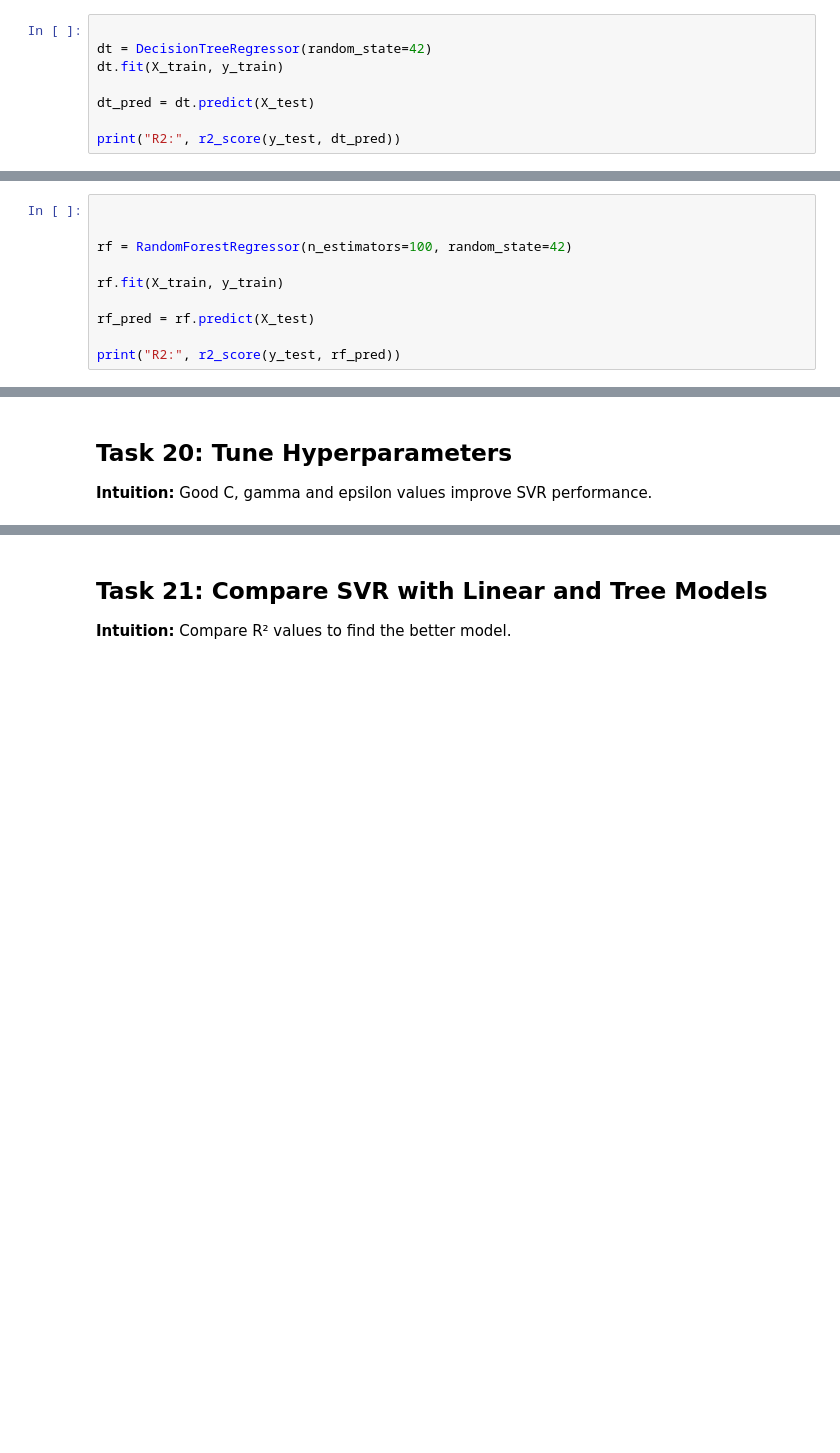
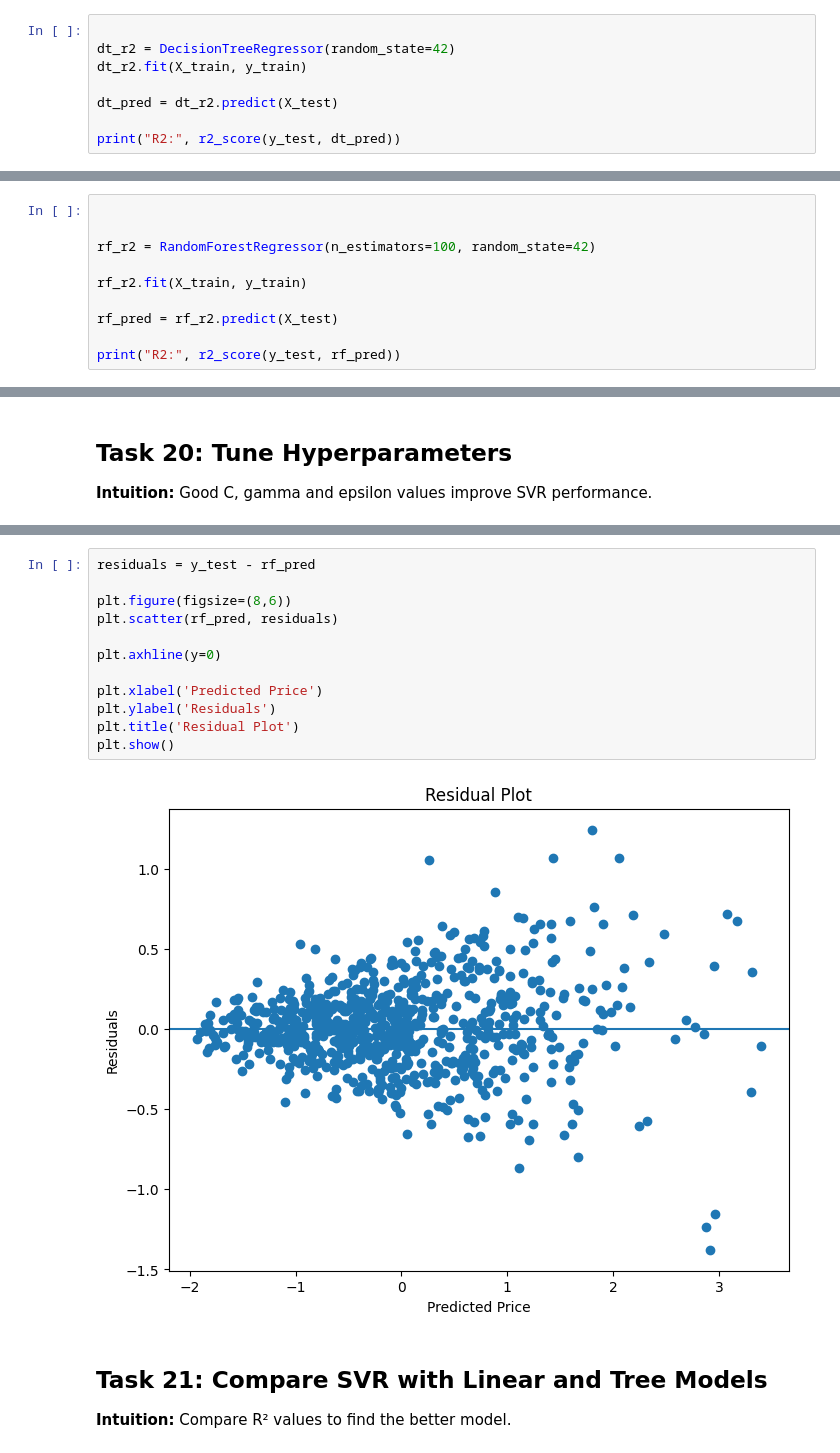
Before and after one commit to khushidobariya140/Supervised-Learning, a Jupyter notebook: Houseprice Pred. Project/HousePrice Project.ipynb, the cells around one changed output, grey strips where cells are left out. Drawn from its saved outputs; the diff is of its cells as text; blank space fills up the shorter version.

```diff
--- a/Houseprice Pred. Project/HousePrice Project.ipynb
+++ b/Houseprice Pred. Project/HousePrice Project.ipynb
@@ -262,10 +384,10 @@ Compare averages from previous outputs and identify the best CV strategy.
 **Intuition:** Decision tree learns rules by splitting data into branches.
 # %%
 
-dt = DecisionTreeRegressor(random_state=42)
-dt.fit(X_train, y_train)
+dt_r2 = DecisionTreeRegressor(random_state=42)
+dt_r2.fit(X_train, y_train)
 
-dt_pred = dt.predict(X_test)
+dt_pred = dt_r2.predict(X_test)
 
 print("R2:", r2_score(y_test, dt_pred))
 # %% [output]
@@ -296,11 +418,11 @@ Best Parameters: {'max_depth': 7, 'min_samples_split': 5}
 # %%
 
 
-rf = RandomForestRegressor(n_estimators=100, random_state=42)
+rf_r2 = RandomForestRegressor(n_estimators=100, random_state=42)
 
-rf.fit(X_train, y_train)
+rf_r2.fit(X_train, y_train)
 
-rf_pred = rf.predict(X_test)
+rf_pred = rf_r2.predict(X_test)
 
 print("R2:", r2_score(y_test, rf_pred))
 # %% [output]
@@ -357,3 +486,17 @@ Best Parameters: {'C': 10, 'epsilon': 0.1, 'gamma': 'auto'}
+# %%
+residuals = y_test - rf_pred
+
+plt.figure(figsize=(8,6))
+plt.scatter(rf_pred, residuals)
+
+plt.axhline(y=0)
+
+plt.xlabel('Predicted Price')
+plt.ylabel('Residuals')
+plt.title('Residual Plot')
+plt.show()
+# %% [output]
+[figure, added]
 # %% [markdown]
 ## Task 21: Compare SVR with Linear and Tree Models
 **Intuition:** Compare R² values to find the better model.
```
Also changed, not shown: parts of 29 cells of this notebook, 1 other file.
